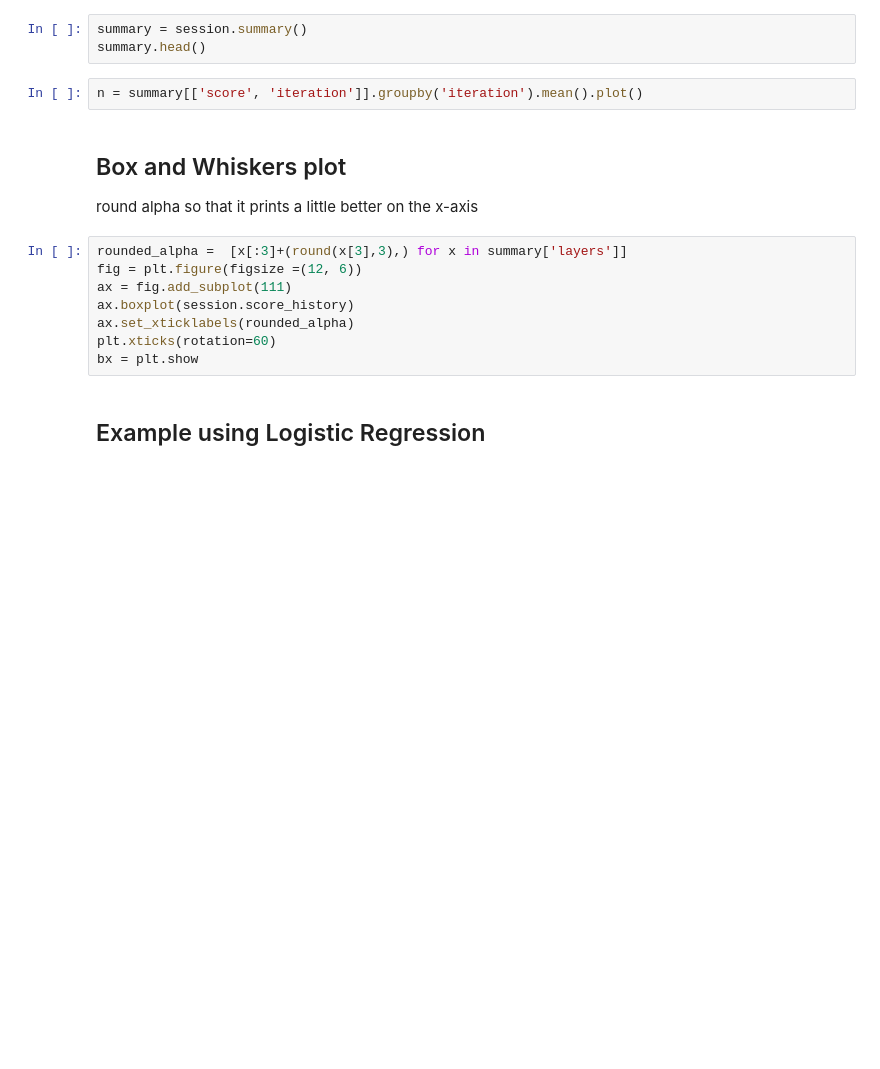
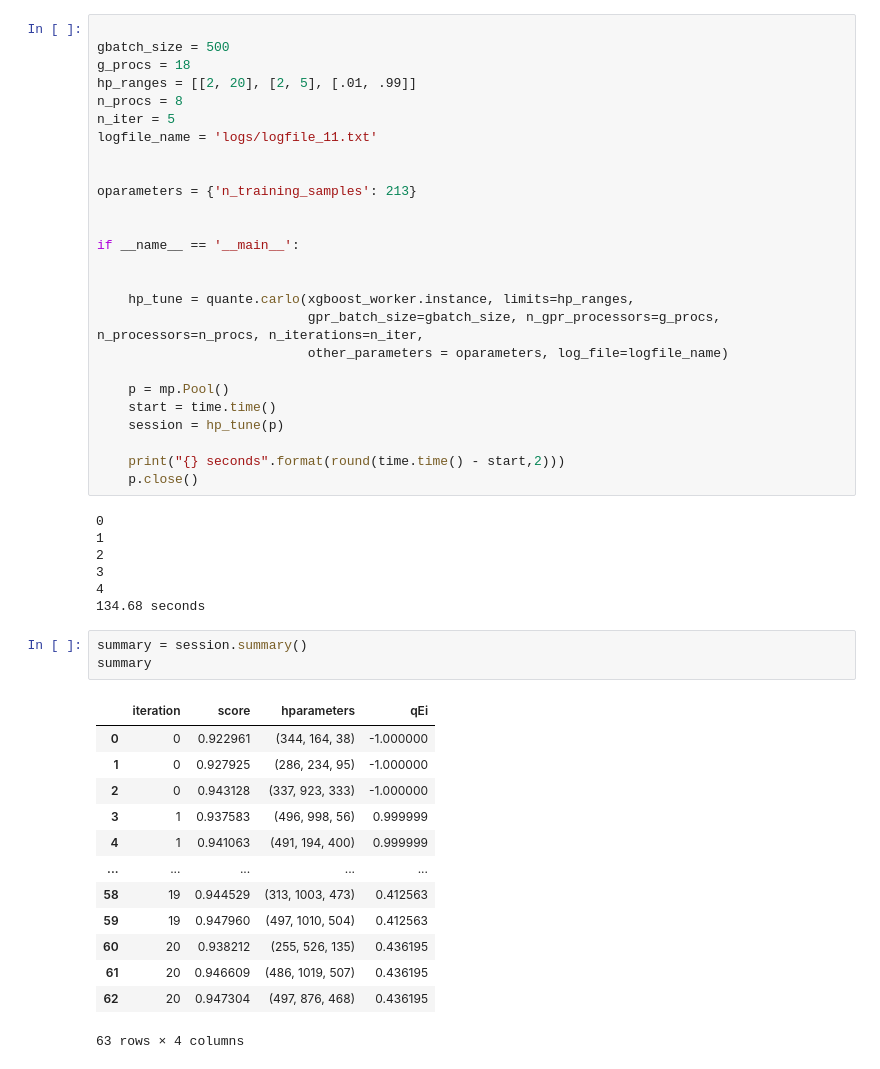
Before and after one commit to sign-of-fourier/quante_carlo, a Jupyter notebook: tutorials/Hyperparameter_tuning.ipynb, the cells around one changed output. Saved outputs shown, nothing was run; the diff lists cells and outputs as text; blank space fills up the shorter version.

Commit message:
xgboost tutorial

```diff
--- a/tutorials/Hyperparameter_tuning.ipynb
+++ b/tutorials/Hyperparameter_tuning.ipynb
@@ -71,18 +42,50 @@ if __name__ == '__main__':
+# %%
+
+gbatch_size = 500
+g_procs = 18
+hp_ranges = [[2, 20], [2, 5], [.01, .99]]
+n_procs = 8
+n_iter = 5
+logfile_name = 'logs/logfile_11.txt'
+
+
+oparameters = {'n_training_samples': 213}
+
+
+if __name__ == '__main__':
+
+
+    hp_tune = quante.carlo(xgboost_worker.instance, limits=hp_ranges,
+                           gpr_batch_size=gbatch_size, n_gpr_processors=g_procs, n_processors=n_procs, n_iterations=n_iter,
+                           other_parameters = oparameters, log_file=logfile_name)
+
+    p = mp.Pool()
+    start = time.time()
+    session = hp_tune(p)
+
+    print("{} seconds".format(round(time.time() - start,2)))
+    p.close()
+# %% [output]
+0
+1
+2
+3
+4
+134.68 seconds
 # %%
 summary = session.summary()
-summary.head()
+summary
+# %% [output]
+|  | iteration | score | hparameters | qEi |
+| 0 | 0 | 0.922961 | (344, 164, 38) | -1.000000 |
+| 1 | 0 | 0.927925 | (286, 234, 95) | -1.000000 |
+| 2 | 0 | 0.943128 | (337, 923, 333) | -1.000000 |
+| 3 | 1 | 0.937583 | (496, 998, 56) | 0.999999 |
+| 4 | 1 | 0.941063 | (491, 194, 400) | 0.999999 |
+| ... | ... | ... | ... | ... |
+| 58 | 19 | 0.944529 | (313, 1003, 473) | 0.412563 |
+| 59 | 19 | 0.947960 | (497, 1010, 504) | 0.412563 |
+| 60 | 20 | 0.938212 | (255, 526, 135) | 0.436195 |
+| 61 | 20 | 0.946609 | (486, 1019, 507) | 0.436195 |
+| 62 | 20 | 0.947304 | (497, 876, 468) | 0.436195 |
+63 rows × 4 columns
-# %%
-n = summary[['score', 'iteration']].groupby('iteration').mean().plot()
-# %% [markdown]
-## Box and Whiskers plot
-round alpha so that it prints a little better on the x-axis
-# %%
-rounded_alpha =  [x[:3]+(round(x[3],3),) for x in summary['layers']]
-fig = plt.figure(figsize =(12, 6))
-ax = fig.add_subplot(111)
-ax.boxplot(session.score_history)
-ax.set_xticklabels(rounded_alpha)
-plt.xticks(rotation=60)
-bx = plt.show
-# %% [markdown]
-## Example using Logistic Regression
```
Also changed, not shown: parts of 19 cells of this notebook, 4 other files.
